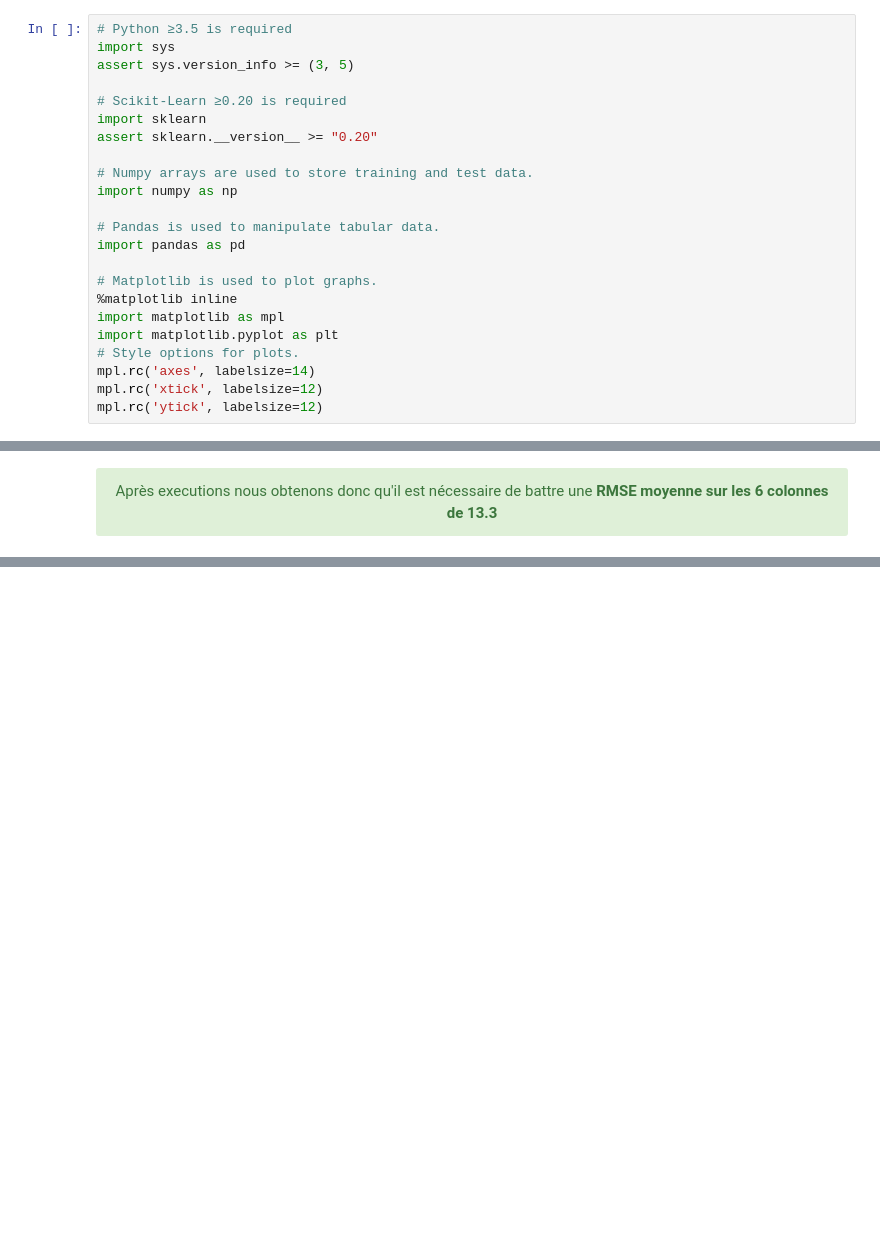
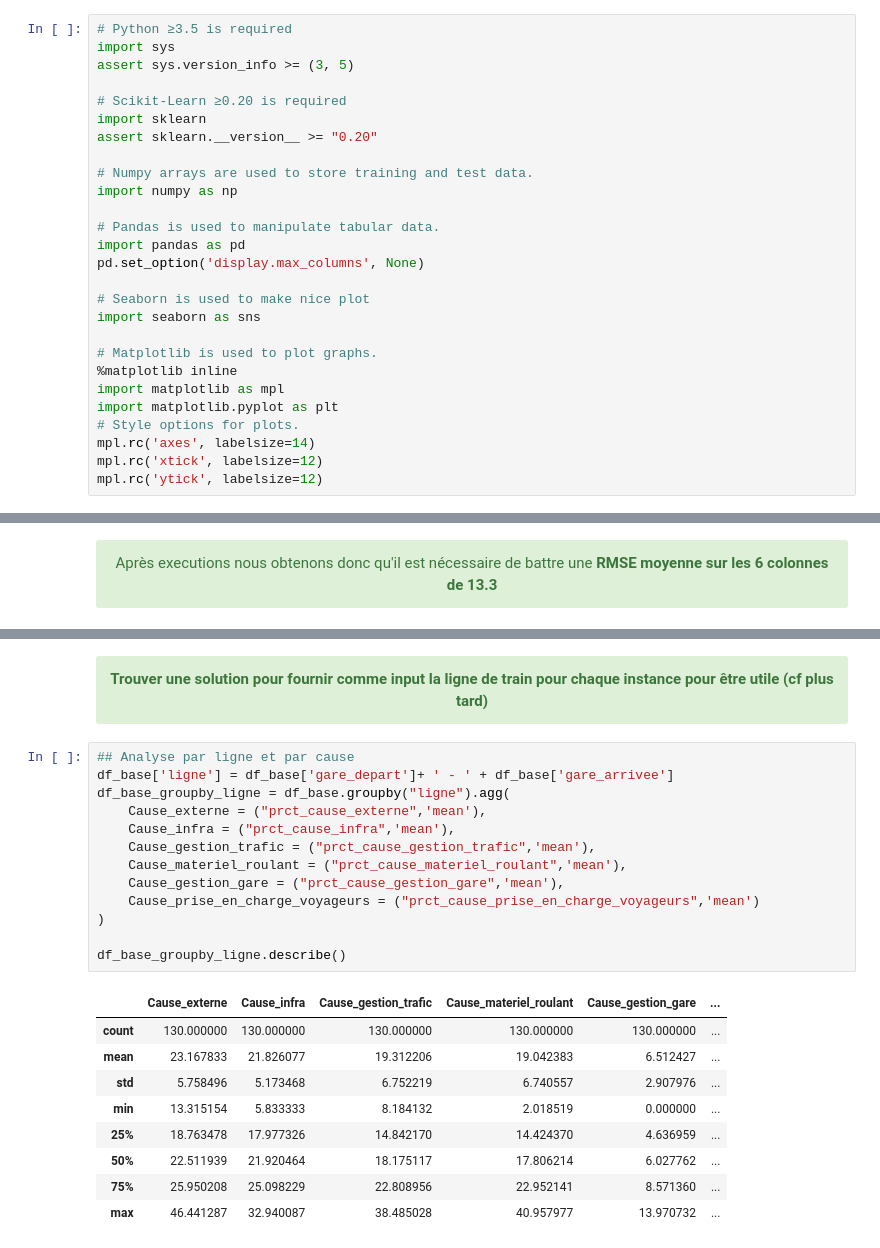
Before and after one commit to AxelV-hub/machine-learning-sncf-delay-estimation, a Jupyter notebook: notebooks/DelayClassification.ipynb, the cells around one changed output, grey strips where cells are left out. Saved outputs shown, nothing was run; the diff lists cells and outputs as text; blank space fills up the shorter version.

```diff
--- a/notebooks/DelayClassification.ipynb
+++ b/notebooks/DelayClassification.ipynb
@@ -22,6 +22,10 @@ import numpy as np
 
 # Pandas is used to manipulate tabular data.
 import pandas as pd
+pd.set_option('display.max_columns', None)
+
+# Seaborn is used to make nice plot
+import seaborn as sns
 
 # Matplotlib is used to plot graphs.
 %matplotlib inline
@@ -107 +123,28 @@ RMSE moyenne: 13.33784975896364
+# %% [markdown]
+<div class="alert alert-block alert-success">
+<center><strong>Trouver une solution pour fournir comme input la ligne de train pour chaque instance pour être utile (cf plus tard)</strong></center>
+</div>
+# %%
+## Analyse par ligne et par cause
+df_base['ligne'] = df_base['gare_depart']+ ' - ' + df_base['gare_arrivee']
+df_base_groupby_ligne = df_base.groupby("ligne").agg(
+    Cause_externe = ("prct_cause_externe",'mean'),
+    Cause_infra = ("prct_cause_infra",'mean'),
+    Cause_gestion_trafic = ("prct_cause_gestion_trafic",'mean'),
+    Cause_materiel_roulant = ("prct_cause_materiel_roulant",'mean'),
+    Cause_gestion_gare = ("prct_cause_gestion_gare",'mean'),
+    Cause_prise_en_charge_voyageurs = ("prct_cause_prise_en_charge_voyageurs",'mean')
+)
+
+df_base_groupby_ligne.describe()
+# %% [output]
+|  | Cause_externe | Cause_infra | Cause_gestion_trafic | Cause_materiel_roulant | Cause_gestion_gare | ... |
+| count | 130.000000 | 130.000000 | 130.000000 | 130.000000 | 130.000000 | ... |
+| mean | 23.167833 | 21.826077 | 19.312206 | 19.042383 | 6.512427 | ... |
+| std | 5.758496 | 5.173468 | 6.752219 | 6.740557 | 2.907976 | ... |
+| min | 13.315154 | 5.833333 | 8.184132 | 2.018519 | 0.000000 | ... |
+| 25% | 18.763478 | 17.977326 | 14.842170 | 14.424370 | 4.636959 | ... |
+| 50% | 22.511939 | 21.920464 | 18.175117 | 17.806214 | 6.027762 | ... |
+| 75% | 25.950208 | 25.098229 | 22.808956 | 22.952141 | 8.571360 | ... |
+| max | 46.441287 | 32.940087 | 38.485028 | 40.957977 | 13.970732 | ... |
 # %%
```
Also changed, not shown: parts of 42 cells of this notebook.
